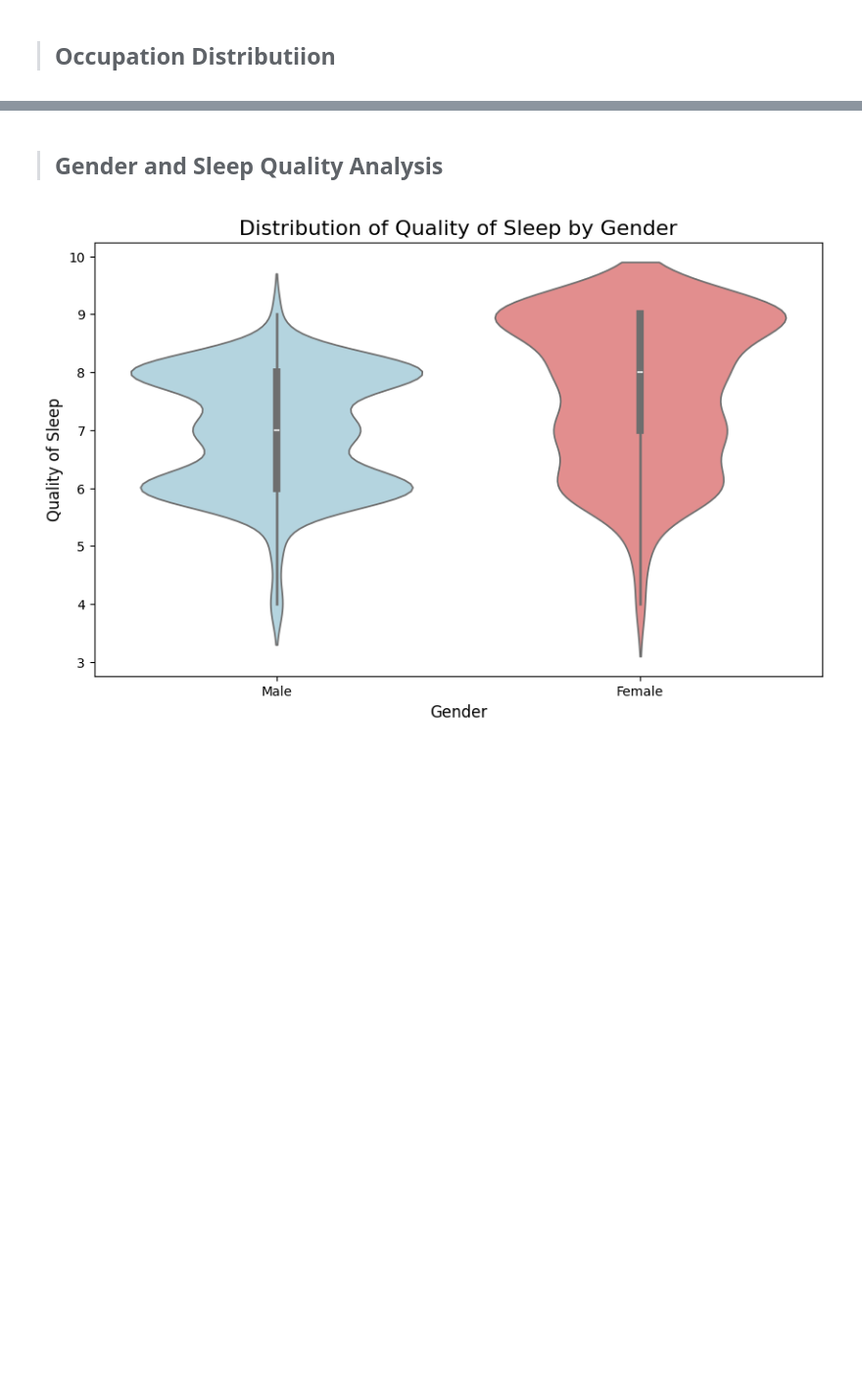
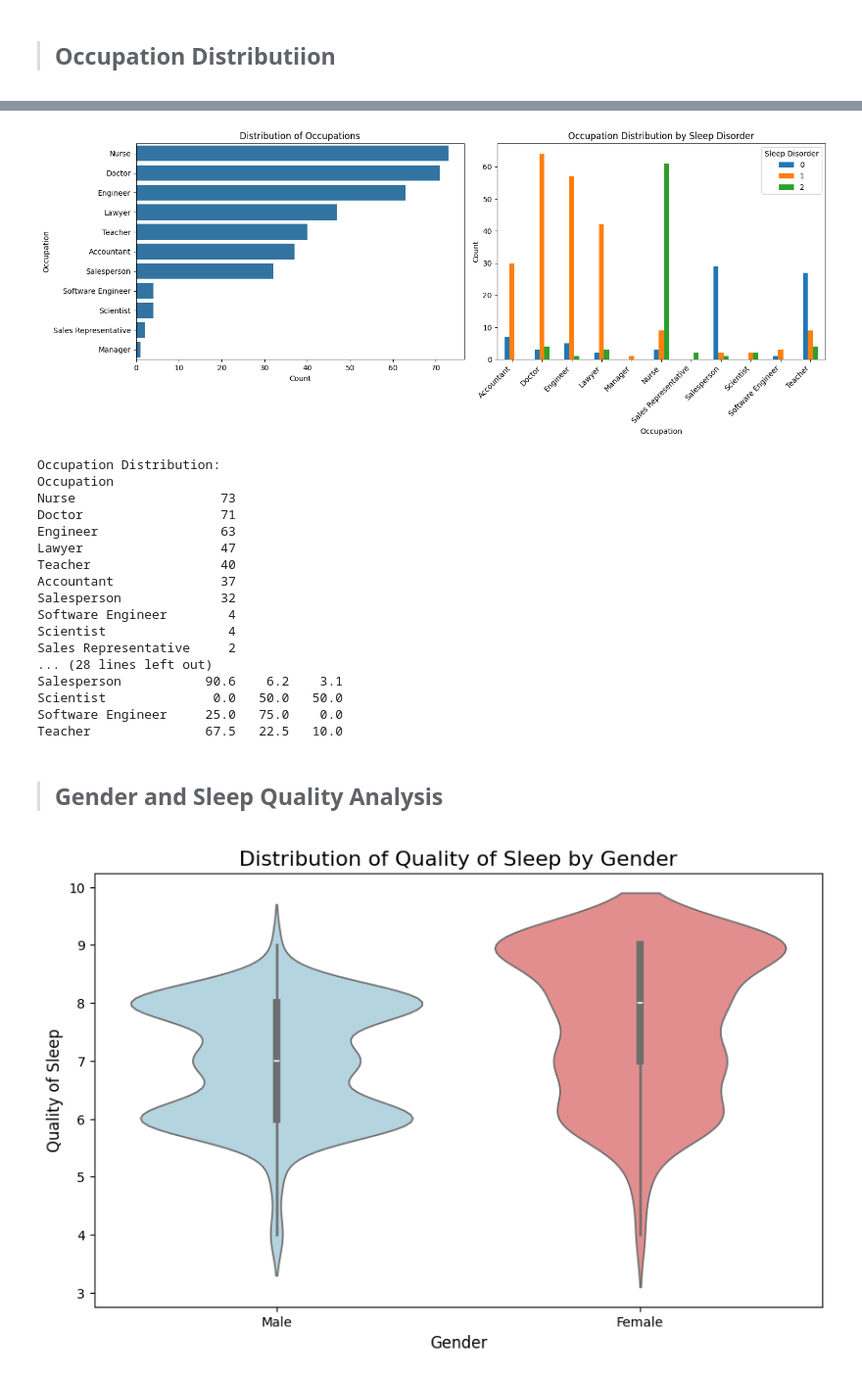
Before and after one commit to tbhcoding/SleepPrediction-ML, a Jupyter notebook: FP_Bongalos_BlessieFaith_BSCS2A.ipynb, the cells around one changed output, grey strips where cells are left out. Shown at 98% size. Saved outputs shown, nothing was run; the diff lists cells and outputs as text; code cells hidden in the pictures; blank space fills up the shorter version.

```diff
--- a/FP_Bongalos_BlessieFaith_BSCS2A.ipynb
+++ b/FP_Bongalos_BlessieFaith_BSCS2A.ipynb
@@ -248,3 +275,54 @@ plt.show()
+# %%
+# Create figure and axes
+fig, (ax1, ax2) = plt.subplots(1, 2, figsize=(15, 6))
+
+# Plot 1: Overall occupation distribution
+occupation_counts = df['Occupation'].value_counts()
+sns.barplot(x=occupation_counts.values, y=occupation_counts.index, ax=ax1)
+ax1.set_title('Distribution of Occupations')
+ax1.set_xlabel('Count')
+ax1.set_ylabel('Occupation')
+
+# Plot 2: Occupation distribution by Sleep Disorder
+occupation_disorder = pd.crosstab(df['Occupation'], df['Sleep Disorder'])
+occupation_disorder.plot(kind='bar', ax=ax2)
+ax2.set_title('Occupation Distribution by Sleep Disorder')
+ax2.set_xlabel('Occupation')
+ax2.set_ylabel('Count')
+plt.xticks(rotation=45, ha='right')
+
+plt.tight_layout()
+plt.show()
+
+# Print statistical summary
+print("\nOccupation Distribution:")
+print(df['Occupation'].value_counts())
+
+print("\nOccupation Distribution by Sleep Disorder:")
+print(pd.crosstab(df['Occupation'], df['Sleep Disorder']))
+
+# Calculate percentages
+print("\nPercentage Distribution of Sleep Disorders within each Occupation:")
+print(pd.crosstab(df['Occupation'], df['Sleep Disorder'], normalize='index').round(3) * 100)
+# %% [output]
+[figure, added]
+Occupation Distribution:
+Occupation
+Nurse                   73
+Doctor                  71
+Engineer                63
+Lawyer                  47
+Teacher                 40
+Accountant              37
+Salesperson             32
+Software Engineer        4
+Scientist                4
+Sales Representative     2
+... (28 lines left out)
+Salesperson           90.6    6.2    3.1
+Scientist              0.0   50.0   50.0
+Software Engineer     25.0   75.0    0.0
+Teacher               67.5   22.5   10.0
 # %% [markdown]
 > ## Gender and Sleep Quality Analysis
 # %%
```
Also changed, not shown: parts of 9 cells of this notebook.
